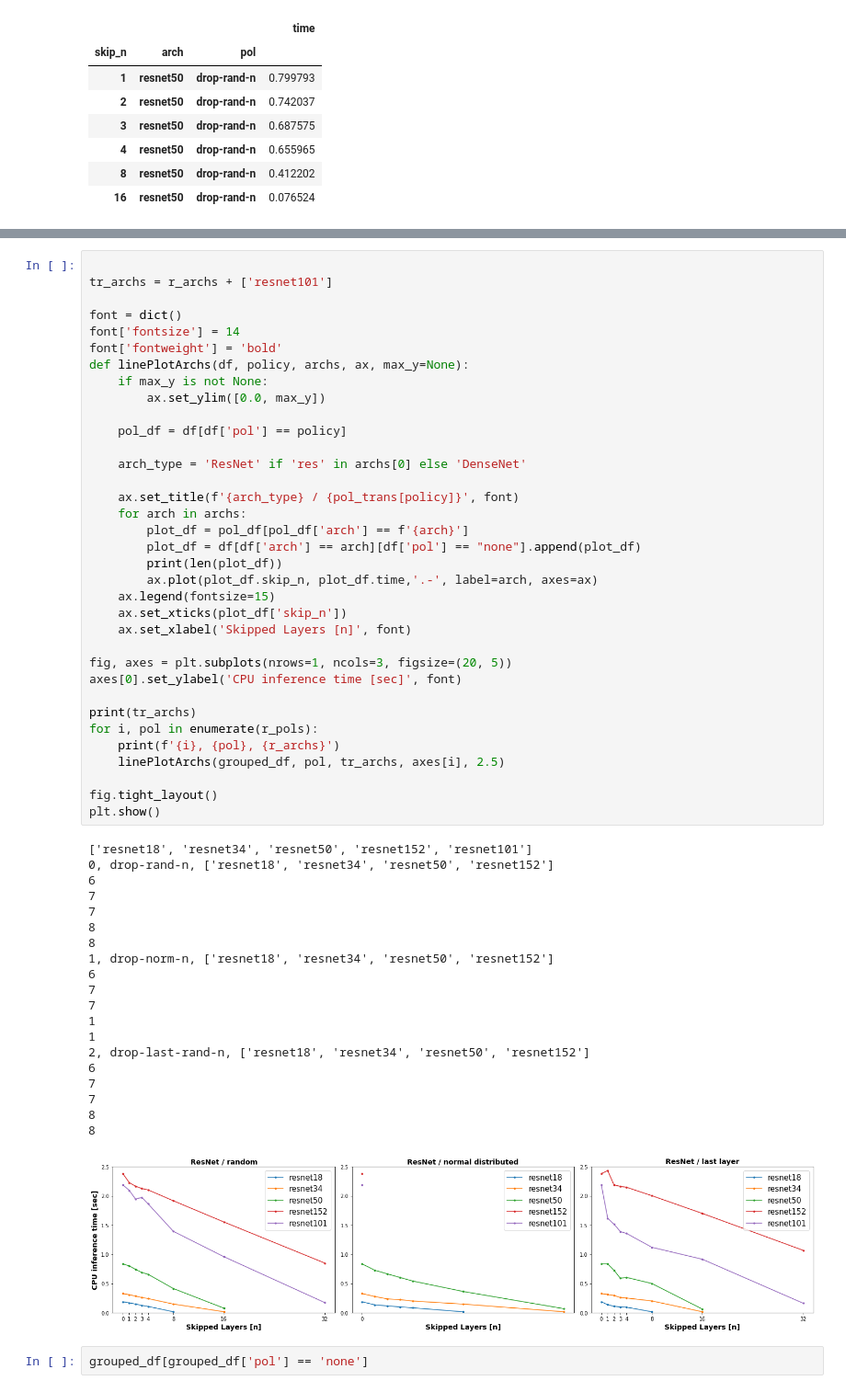
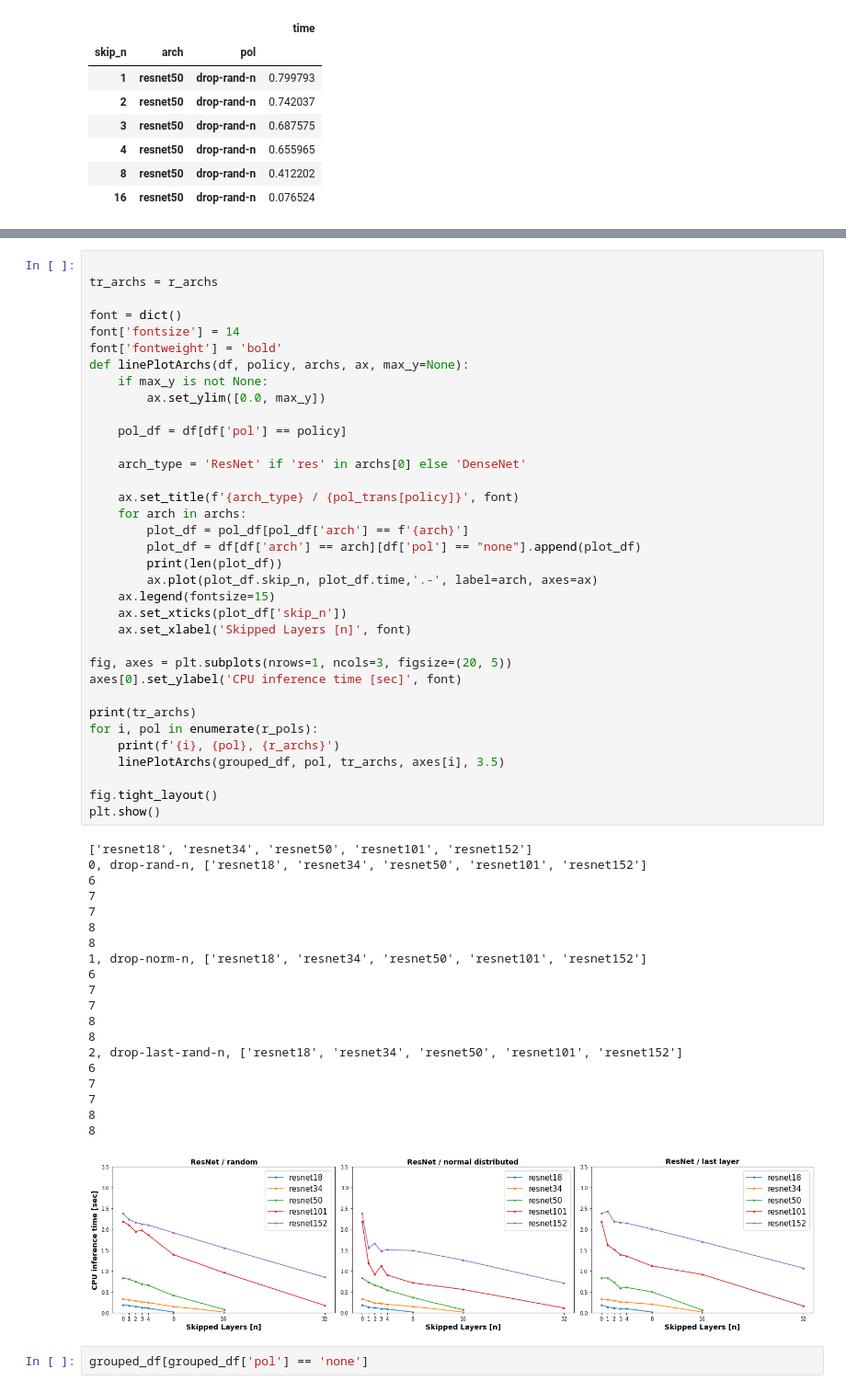
Before and after one commit to a-luengen/anytimeDnn, a Jupyter notebook: reports/benchmark_data_test.ipynb, the cells around one changed output, grey strips where cells are left out. Shown at 92% size. Cells and saved outputs as stored; diff of their text form.

```diff
--- a/reports/benchmark_data_test.ipynb
+++ b/reports/benchmark_data_test.ipynb
@@ -247,6 +247,6 @@ grouped_df[grouped_df['pol'] == 'none']
 # %%
 
-tr_archs = r_archs + ['resnet101']
+tr_archs = r_archs
 
 font = dict()
 font['fontsize'] = 14
@@ -262,44 +262,44 @@ def linePlotArchs(df, policy, archs, ax, max_y=None):
     ax.set_title(f'{arch_type} / {pol_trans[policy]}', font)
     for arch in archs:
         plot_df = pol_df[pol_df['arch'] == f'{arch}']
         plot_df = df[df['arch'] == arch][df['pol'] == "none"].append(plot_df)
         print(len(plot_df))
         ax.plot(plot_df.skip_n, plot_df.time,'.-', label=arch, axes=ax)
     ax.legend(fontsize=15)
     ax.set_xticks(plot_df['skip_n'])
     ax.set_xlabel('Skipped Layers [n]', font)
 
 fig, axes = plt.subplots(nrows=1, ncols=3, figsize=(20, 5))
 axes[0].set_ylabel('CPU inference time [sec]', font)
 
 print(tr_archs)
 for i, pol in enumerate(r_pols):
     print(f'{i}, {pol}, {r_archs}')
-    linePlotArchs(grouped_df, pol, tr_archs, axes[i], 2.5)
+    linePlotArchs(grouped_df, pol, tr_archs, axes[i], 3.5)
 
 fig.tight_layout()
 plt.show()
 # %% [output]
-['resnet18', 'resnet34', 'resnet50', 'resnet152', 'resnet101']
-0, drop-rand-n, ['resnet18', 'resnet34', 'resnet50', 'resnet152']
+['resnet18', 'resnet34', 'resnet50', 'resnet101', 'resnet152']
+0, drop-rand-n, ['resnet18', 'resnet34', 'resnet50', 'resnet101', 'resnet152']
 6
 7
 7
 8
 8
-1, drop-norm-n, ['resnet18', 'resnet34', 'resnet50', 'resnet152']
-6
-7
-7
-1
-1
-2, drop-last-rand-n, ['resnet18', 'resnet34', 'resnet50', 'resnet152']
+1, drop-norm-n, ['resnet18', 'resnet34', 'resnet50', 'resnet101', 'resnet152']
 6
 7
 7
 8
 8
+2, drop-last-rand-n, ['resnet18', 'resnet34', 'resnet50', 'resnet101', 'resnet152']
+6
+7
+7
+8
+8
-[figure, old version]
+[figure, new version]
 # %%
 grouped_df[grouped_df['pol'] == 'none']
 # %% [output]
```
Also changed, not shown: parts of 5 cells of this notebook.
